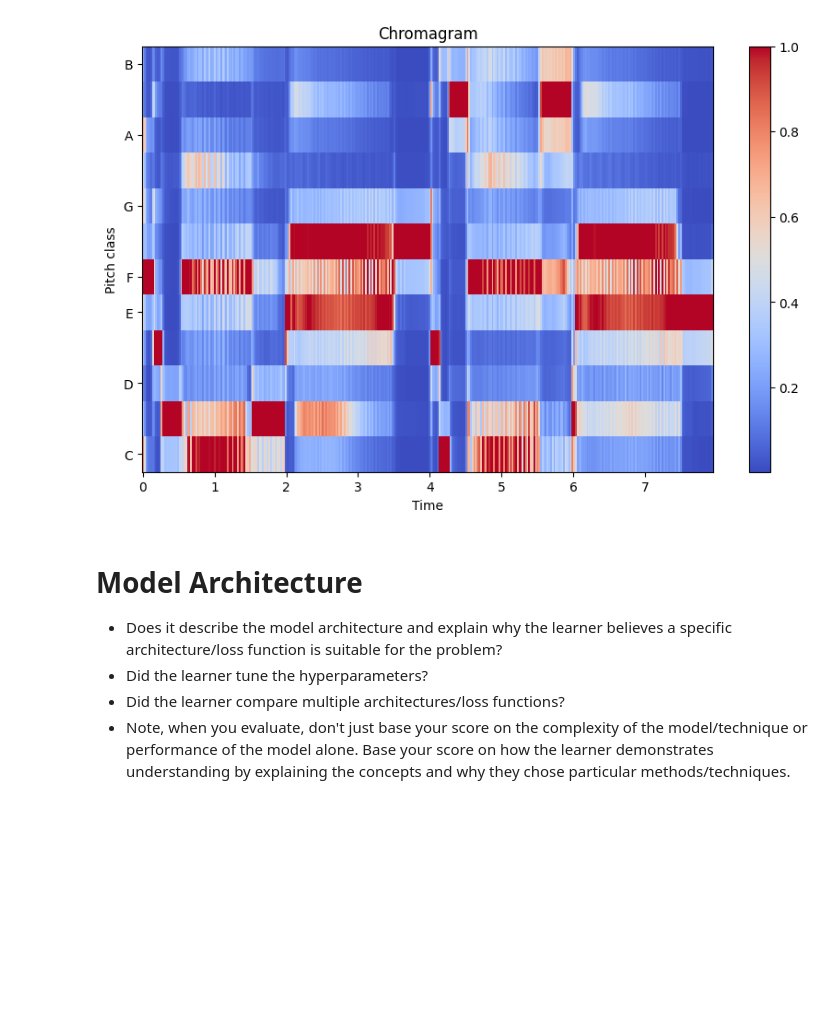
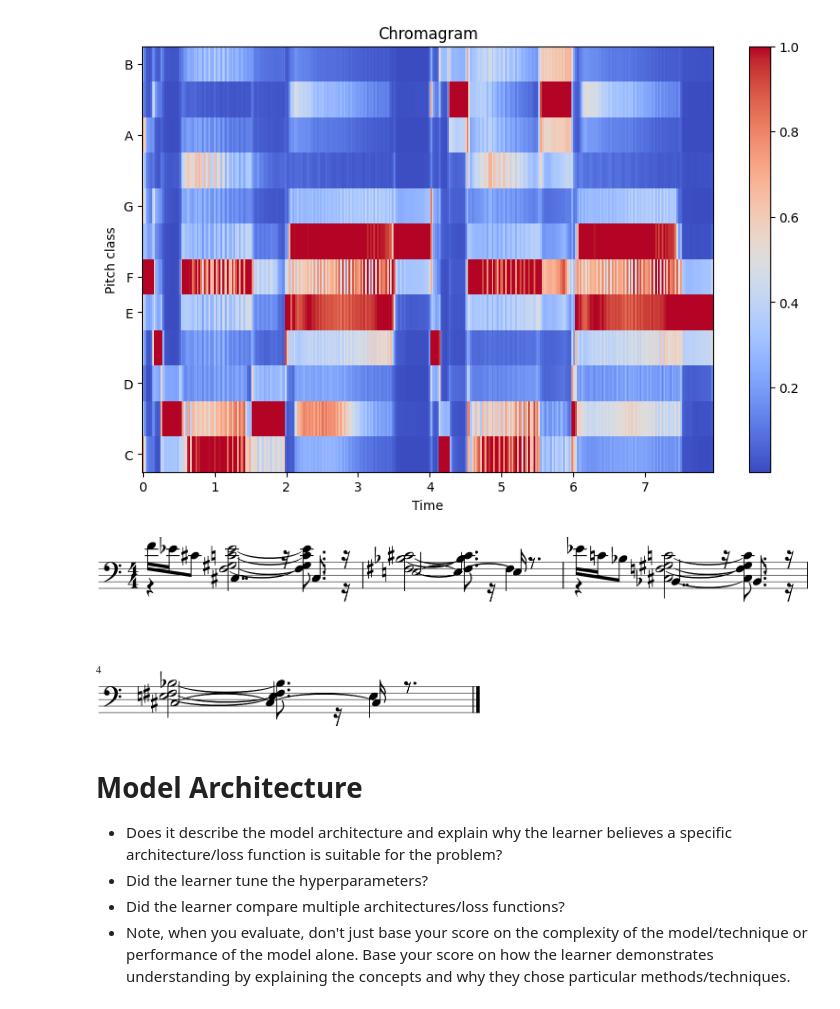
Before and after one commit to BasilPanda/CSCA-5642-FINAL, a Jupyter notebook: final_project.ipynb, the cells around one changed output. Cells and saved outputs as stored; diff of their text form; code cells hidden in the pictures; blank space fills up the shorter version.

```diff
--- a/final_project.ipynb
+++ b/final_project.ipynb
@@ -198,6 +203,24 @@ display_all_graphs(df_midi["wav_paths"][0])
 [figure]
 [figure]
 [figure]
+# %%
+def display_musical_sheet(file_path):
+    # Load a MIDI file
+    midi_file = converter.parse(file_path)
+
+    # Create a Score object
+    score = stream.Score()
+
+    # Add the MIDI file content to the Score
+    for part in midi_file.parts:
+        score.append(part)
+
+    # Display the musical sheet
+    score.show()
+# %%
+display_musical_sheet(df_midi["file_path"][0])
+# %% [output]
+[figure, added]
 # %% [markdown]
 
 # Model Architecture
```
Also changed, not shown: parts of 6 cells of this notebook.
